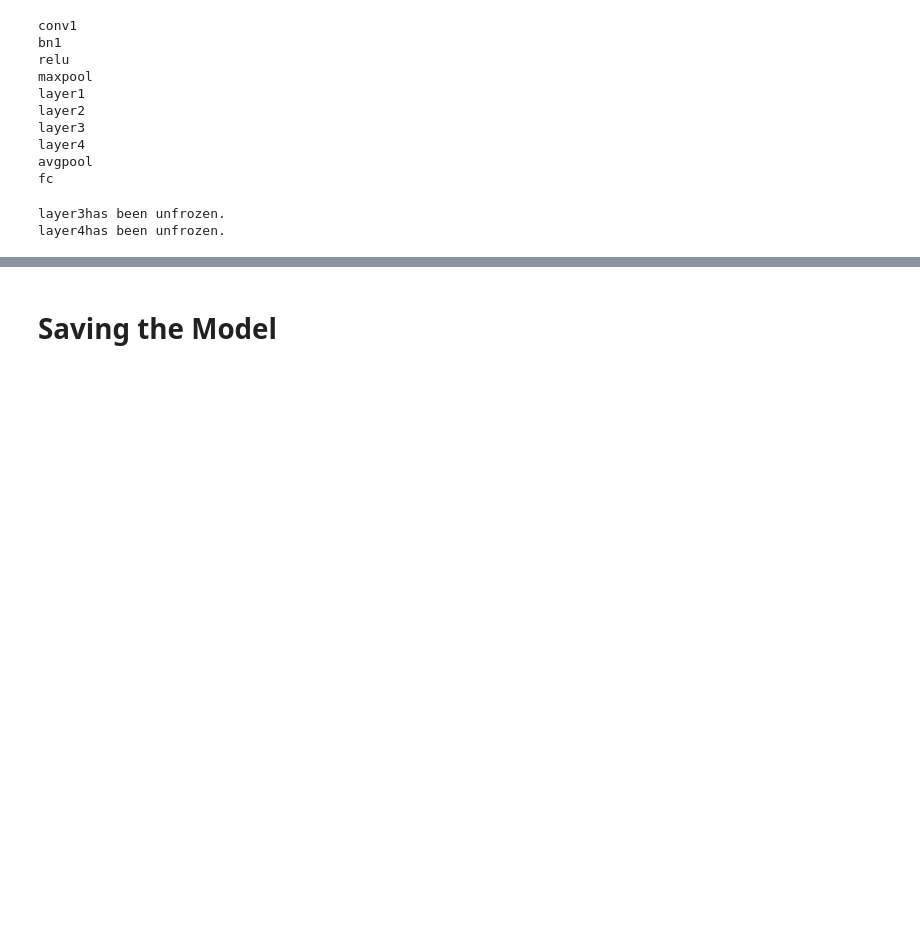
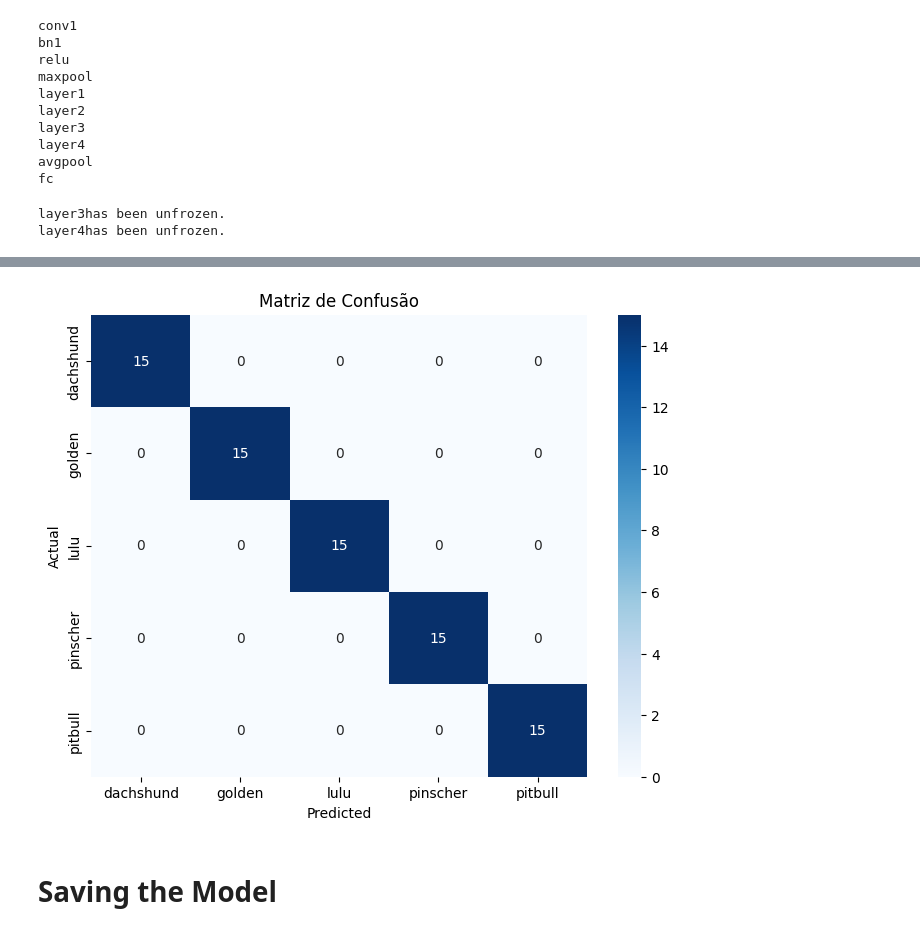
Before and after one commit to breno-mendes/neural-network-dogs, a Jupyter notebook: Dog_Breed_Classification_Model_using_ResNet34.ipynb, the cells around one changed output, grey strips where cells are left out. Drawn from its saved outputs; the diff is of its cells as text; code cells hidden in the pictures; blank space fills up the shorter version.

```diff
--- a/Dog_Breed_Classification_Model_using_ResNet34.ipynb
+++ b/Dog_Breed_Classification_Model_using_ResNet34.ipynb
@@ -477,3 +516,19 @@ plt.show()
+# %%
+# Generates the actual predictions and labels
+true_labels, predicted_labels = generate_confusion_matrix(base_model, dataloaders['val'])
+
+# Calculate the confusion matrix
+confusion = confusion_matrix(true_labels, predicted_labels)
+
+# Visualize the confusion matrix using seaborn
+plt.figure(figsize=(8, 6))
+sns.heatmap(confusion, annot=True, fmt="d", cmap="Blues", xticklabels=class_names, yticklabels=class_names)
+plt.xlabel('Predicted')
+plt.ylabel('Actual')
+plt.title('Matriz de Confusão')
+plt.show()
+# %% [output]
+[figure, added]
 # %% [markdown]
 # Saving the Model
 # %%
```
Also changed, not shown: parts of 11 cells of this notebook, 2 other files.
